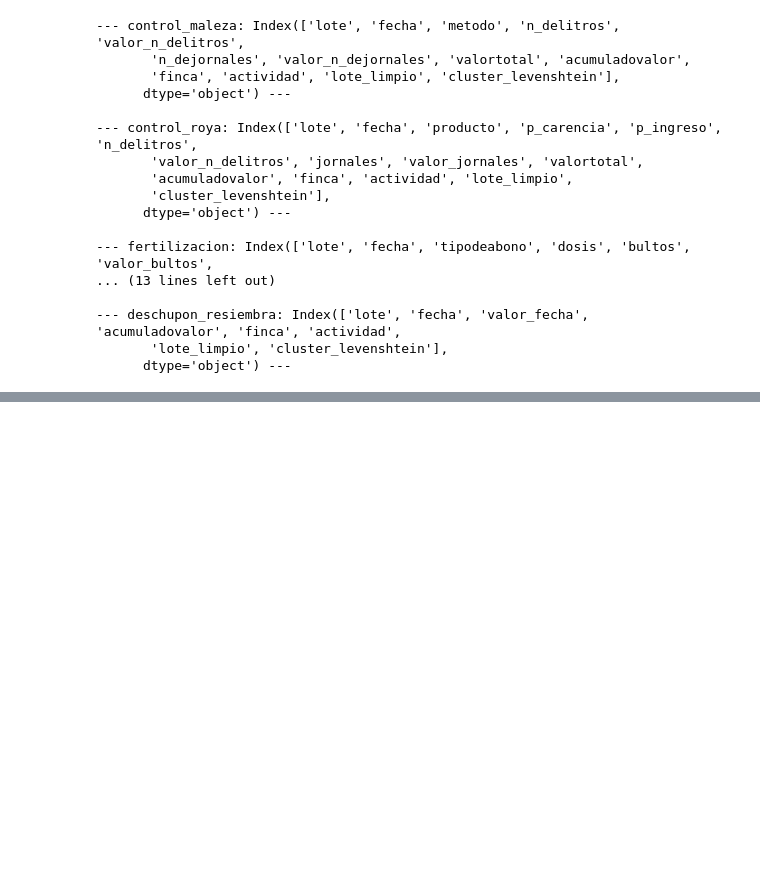
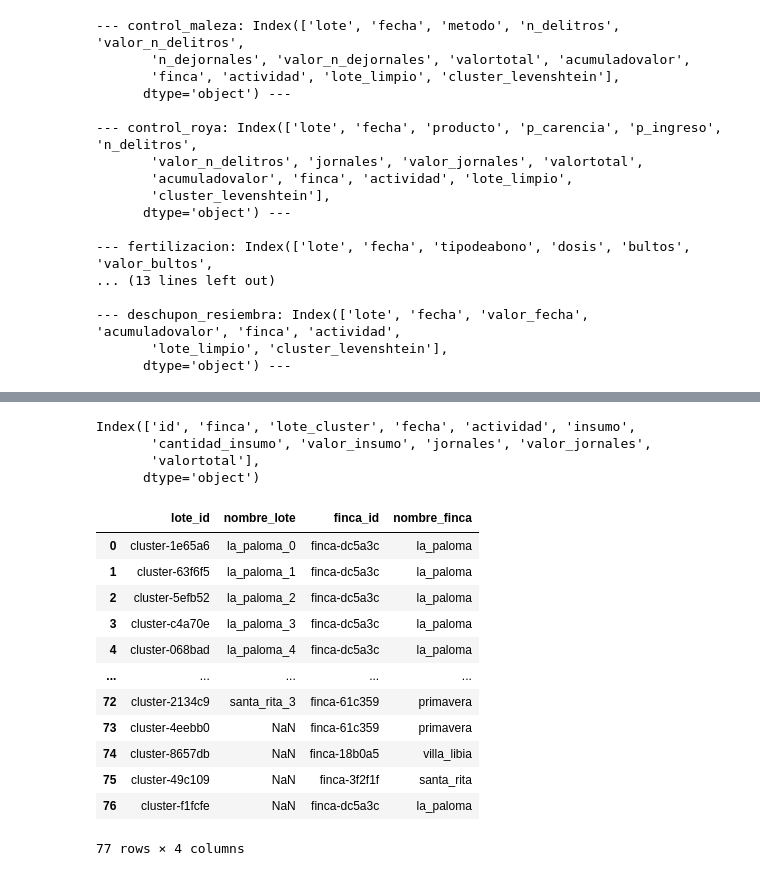
Before and after one commit to carive47/wseeds_cafe, a Jupyter notebook: ETL_POC/poc_digit_ETL.ipynb, the cells around one changed output, grey strips where cells are left out. Cells and saved outputs as stored; diff of their text form; code cells hidden in the pictures; blank space fills up the shorter version.

```diff
--- a/ETL_POC/poc_digit_ETL.ipynb
+++ b/ETL_POC/poc_digit_ETL.ipynb
@@ -1027,0 +1126,43 @@ for sheet_name, df in dataframes.items():
+# %%
+import uuid
+
+def crear_tablas_auxiliares(actividad_general):
+    # Crear tabla de fincas
+    fincas = actividad_general[['finca']].drop_duplicates().reset_index(drop=True)
+    fincas['finca_id'] = [f"finca-{uuid.uuid4().hex[:6]}" for _ in range(len(fincas))]
+    fincas = fincas.rename(columns={'finca': 'nombre_finca'})  # renombrar aquí directamente
+
+    # Crear tabla de lotes
+    lotes = actividad_general[['finca', 'lote_cluster']].drop_duplicates().reset_index(drop=True)
+    lotes['lote_id'] = [f"cluster-{uuid.uuid4().hex[:6]}" for _ in range(len(lotes))]
+
+    # Unir con fincas para obtener finca_id
+    lotes = lotes.merge(fincas, left_on='finca', right_on='nombre_finca', how='left')
+    lotes = lotes[['lote_id', 'lote_cluster', 'finca_id', 'nombre_finca']]
+    lotes = lotes.rename(columns={'lote_cluster': 'nombre_lote'})
+
+    return fincas, lotes
+fincas, lotes = crear_tablas_auxiliares(actividad_general)
+# %%
+print(actividad_general.columns)
+# %% [output]
+Index(['id', 'finca', 'lote_cluster', 'fecha', 'actividad', 'insumo',
+       'cantidad_insumo', 'valor_insumo', 'jornales', 'valor_jornales',
+       'valortotal'],
+      dtype='object')
+# %%
+lotes
+# %% [output]
+|  | lote_id | nombre_lote | finca_id | nombre_finca |
+| 0 | cluster-1e65a6 | la_paloma_0 | finca-dc5a3c | la_paloma |
+| 1 | cluster-63f6f5 | la_paloma_1 | finca-dc5a3c | la_paloma |
+| 2 | cluster-5efb52 | la_paloma_2 | finca-dc5a3c | la_paloma |
+| 3 | cluster-c4a70e | la_paloma_3 | finca-dc5a3c | la_paloma |
+| 4 | cluster-068bad | la_paloma_4 | finca-dc5a3c | la_paloma |
+| ... | ... | ... | ... | ... |
+| 72 | cluster-2134c9 | santa_rita_3 | finca-61c359 | primavera |
+| 73 | cluster-4eebb0 | NaN | finca-61c359 | primavera |
+| 74 | cluster-8657db | NaN | finca-18b0a5 | villa_libia |
+| 75 | cluster-49c109 | NaN | finca-3f2f1f | santa_rita |
+| 76 | cluster-f1fcfe | NaN | finca-dc5a3c | la_paloma |
+77 rows × 4 columns
```
Also changed, not shown: parts of 8 cells of this notebook.
